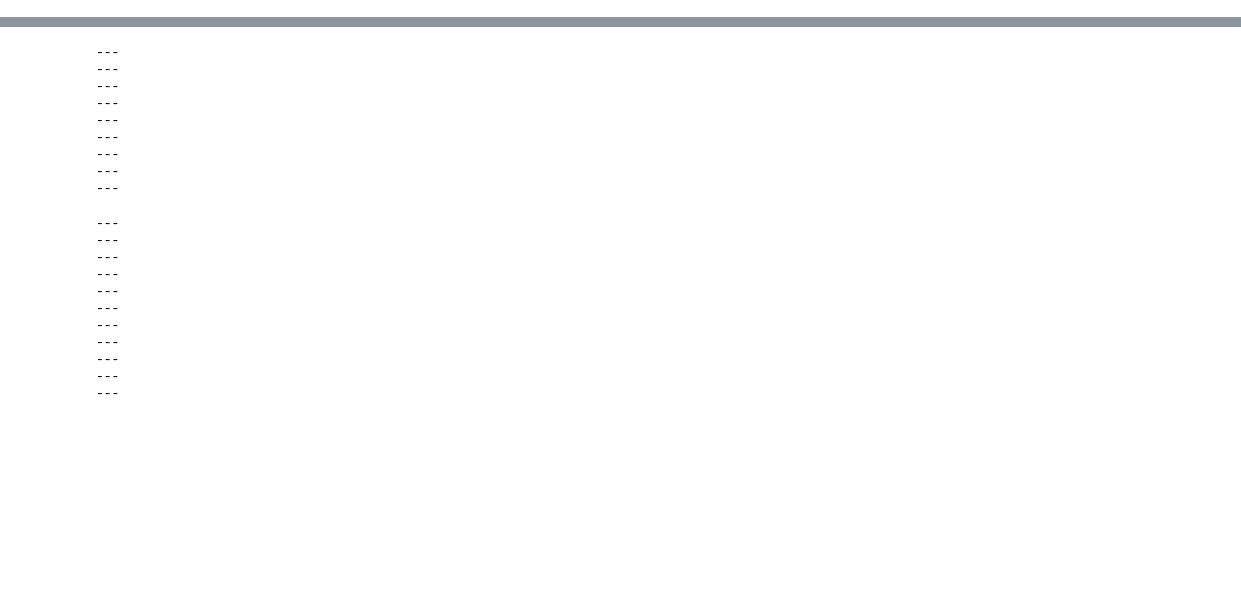
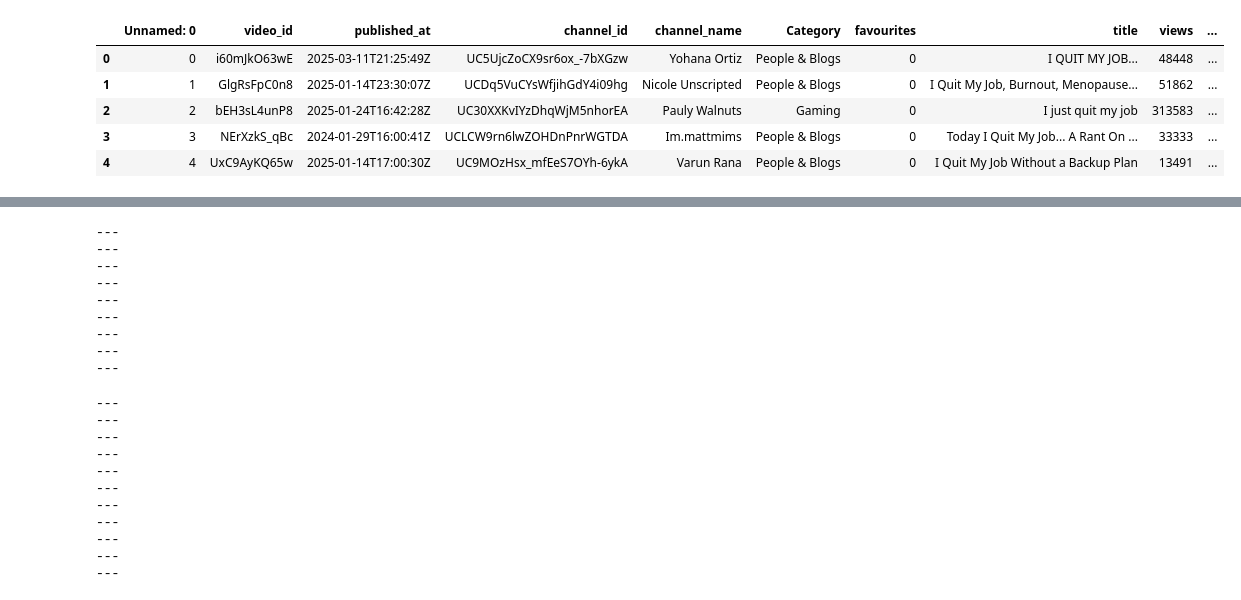
Before and after one commit to jon-tk-chan/youtube_quitting_data, a Jupyter notebook: 02_chatGPT_summarize_and_QA.ipynb, the cells around one changed output, grey strips where cells are left out. Saved outputs shown, nothing was run; the diff lists cells and outputs as text; code cells hidden in the pictures; blank space fills up the shorter version.

```diff
--- a/02_chatGPT_summarize_and_QA.ipynb
+++ b/02_chatGPT_summarize_and_QA.ipynb
@@ -29 +36,12 @@ out_filepath = f"{data_folder}/02_QAOutputChatGPT.json"
+# %%
+input_filename = f"{data_folder}/01_youtube_stats_df.csv"
+input_df = pd.read_csv(input_filename)
+input_df.head()
+# %% [output]
+|  | Unnamed: 0 | video_id | published_at | channel_id | channel_name | Category | favourites | title | views | ... |
+| 0 | 0 | i60mJkO63wE | 2025-03-11T21:25:49Z | UC5UjcZoCX9sr6ox_-7bXGzw | Yohana Ortiz | People & Blogs | 0 | I QUIT MY JOB... | 48448 | ... |
+| 1 | 1 | GlgRsFpC0n8 | 2025-01-14T23:30:07Z | UCDq5VuCYsWfjihGdY4i09hg | Nicole Unscripted | People & Blogs | 0 | I Quit My Job, Burnout, Menopause... | 51862 | ... |
+| 2 | 2 | bEH3sL4unP8 | 2025-01-24T16:42:28Z | UC30XXKvIYzDhqWjM5nhorEA | Pauly Walnuts | Gaming | 0 | I just quit my job | 313583 | ... |
+| 3 | 3 | NErXzkS_qBc | 2024-01-29T16:00:41Z | UCLCW9rn6lwZOHDnPnrWGTDA | Im.mattmims | People & Blogs | 0 | Today I Quit My Job... A Rant On ... | 33333 | ... |
+| 4 | 4 | UxC9AyKQ65w | 2025-01-14T17:00:30Z | UC9MOzHsx_mfEeS7OYh-6ykA | Varun Rana | People & Blogs | 0 | I Quit My Job Without a Backup Plan | 13491 | ... |
 # %%
```
Also changed, not shown: parts of 5 cells of this notebook.
